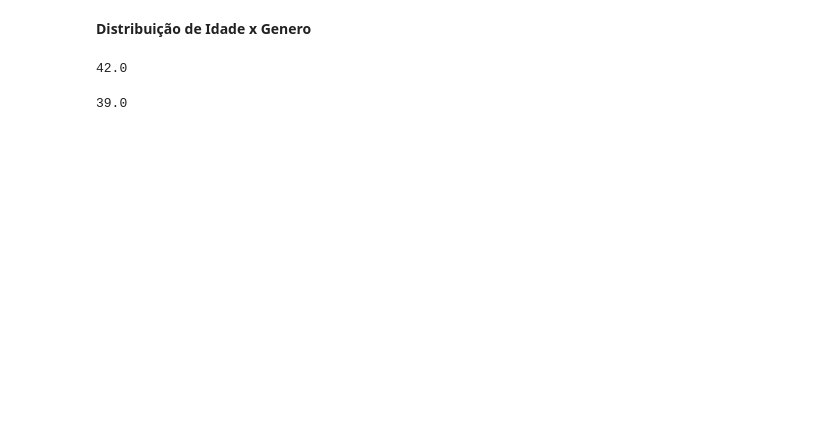
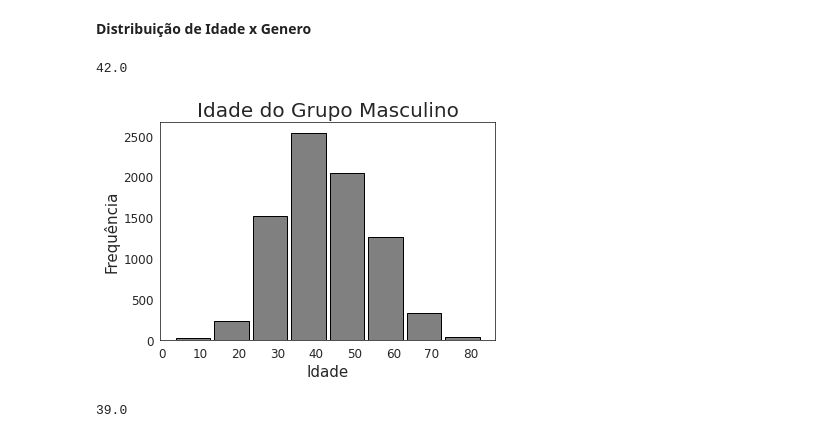
Before and after one commit to thiagoaprado22/DataScienceExperience, a Jupyter notebook: Análise_Descritiva__Situação_de_Rua_PBH_2022.ipynb, the cells around one changed output. Saved outputs shown, nothing was run; the diff lists cells and outputs as text; code cells hidden in the pictures; blank space fills up the shorter version.

```diff
--- a/Análise_Descritiva__Situação_de_Rua_PBH_2022.ipynb
+++ b/Análise_Descritiva__Situação_de_Rua_PBH_2022.ipynb
@@ -157,6 +157,15 @@ dados_masc.head()
 dados_masc['IDADE'].mean().round(0)
 # %% [output]
 42.0
+# %%
+plt.hist(dados_masc['IDADE'], 8 , color='grey', rwidth=0.9, edgecolor='black')
+plt.xlabel('Idade', fontsize=15)
+plt.ylabel('Frequência', fontsize=15)
+plt.tick_params(labelsize=12)
+plt.title('Idade do Grupo Masculino', fontsize=20)
+plt.show()
+# %% [output]
+[figure, added]
 # %%
 dados_fem['IDADE'].mean().round(0)
 # %% [output]
```
Also changed, not shown: parts of 5 cells of this notebook.
